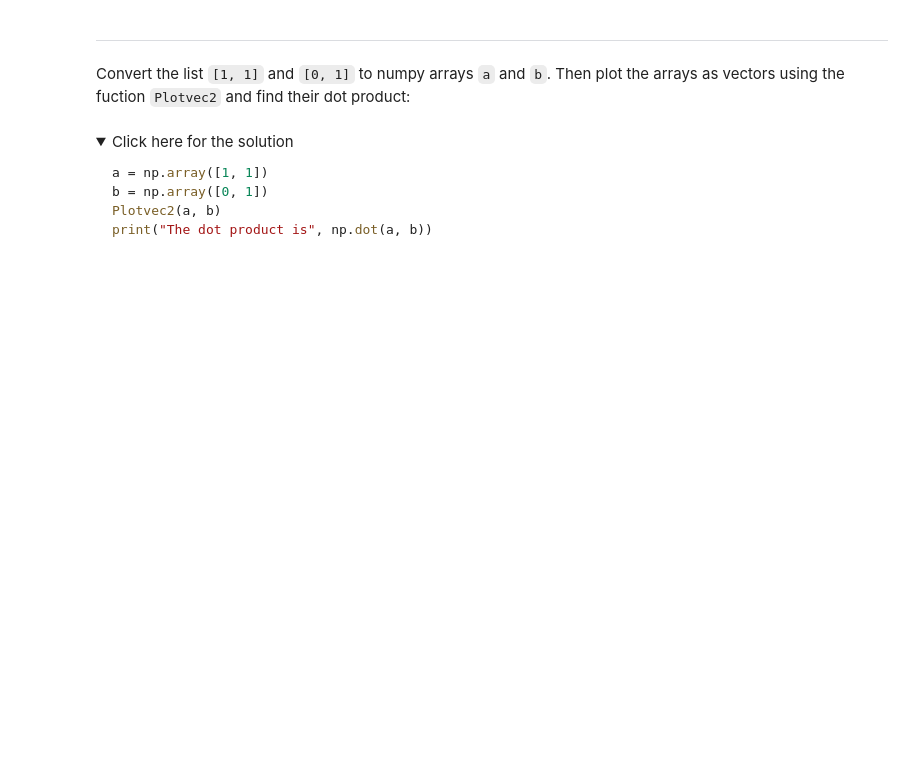
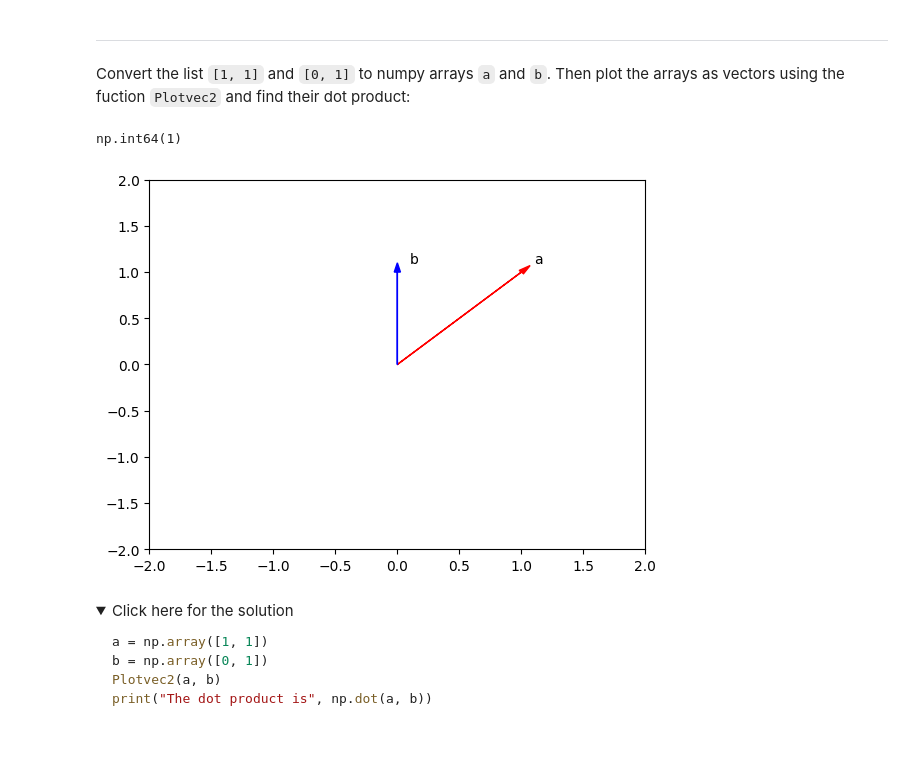
Before and after one commit to KeldenGhalay/Week7_Assignment_KG, a Jupyter notebook: Numpy_1D.ipynb, the cells around one changed output. Saved outputs shown, nothing was run; the diff lists cells and outputs as text; code cells hidden in the pictures; folded sections open; blank space fills up the shorter version.

```diff
--- a/Numpy_1D.ipynb
+++ b/Numpy_1D.ipynb
@@ -957,6 +1032,13 @@ print("The dot product is", np.dot(a, b))
 Convert the list <code>\[1, 1]</code> and <code>\[0, 1]</code> to numpy arrays <code>a</code> and <code>b</code>. Then plot the arrays as vectors using the fuction <code>Plotvec2</code> and find their dot product:
 # %%
 # Write your code below and press Shift+Enter to execute
+a = np.array([1, 1])
+b = np.array([0, 1])
+Plotvec2(a,b)
+np.dot(a,b)
+# %% [output]
+np.int64(1)
+[figure, added]
 # %% [markdown]
 <details><summary>Click here for the solution</summary>
 
```
Also changed, not shown: parts of 25 cells of this notebook.
